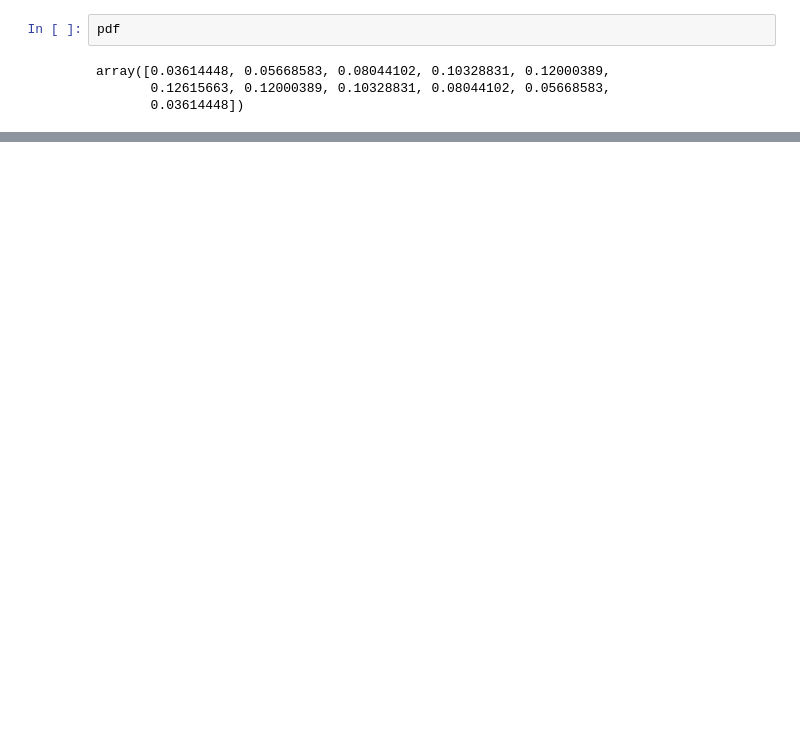
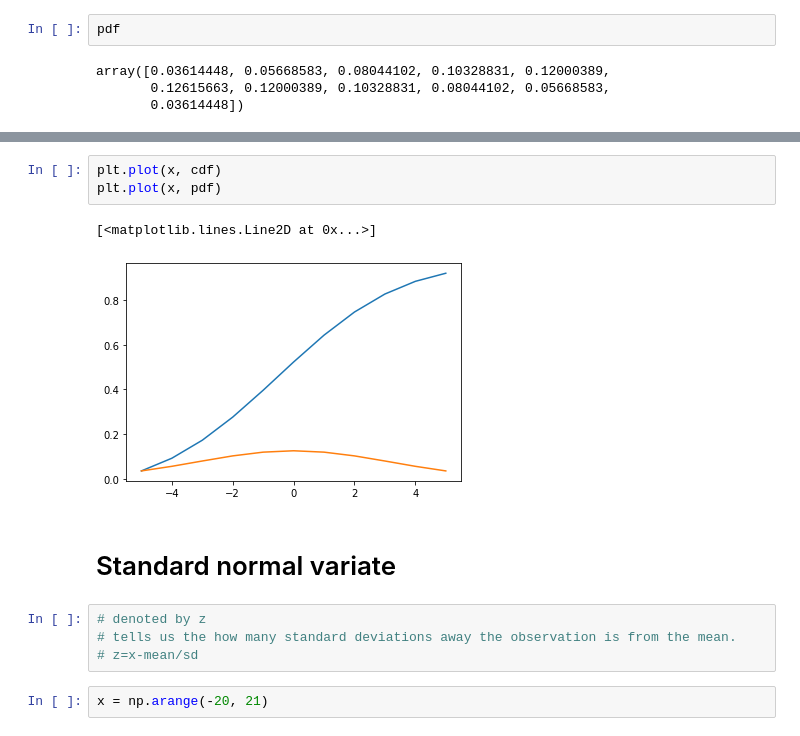
Before and after one commit to sumanth19k/ML_Bootcamp, a Jupyter notebook: Stats/stats.ipynb, the cells around one changed output, grey strips where cells are left out. Drawn from its saved outputs; the diff is of its cells as text; blank space fills up the shorter version.

```diff
--- a/Stats/stats.ipynb
+++ b/Stats/stats.ipynb
@@ -37,0 +42,14 @@ array([0.03614448, 0.05668583, 0.08044102, 0.10328831, 0.12000389,
+# %%
+plt.plot(x, cdf)
+plt.plot(x, pdf)
+# %% [output]
+[<matplotlib.lines.Line2D at 0x...>]
+[figure, added]
+# %% [markdown]
+# Standard normal variate
+# %%
+# denoted by z
+# tells us the how many standard deviations away the observation is from the mean.
+# z=x-mean/sd
+# %%
+x = np.arange(-20, 21)
```
Also changed, not shown: parts of 8 cells of this notebook.
